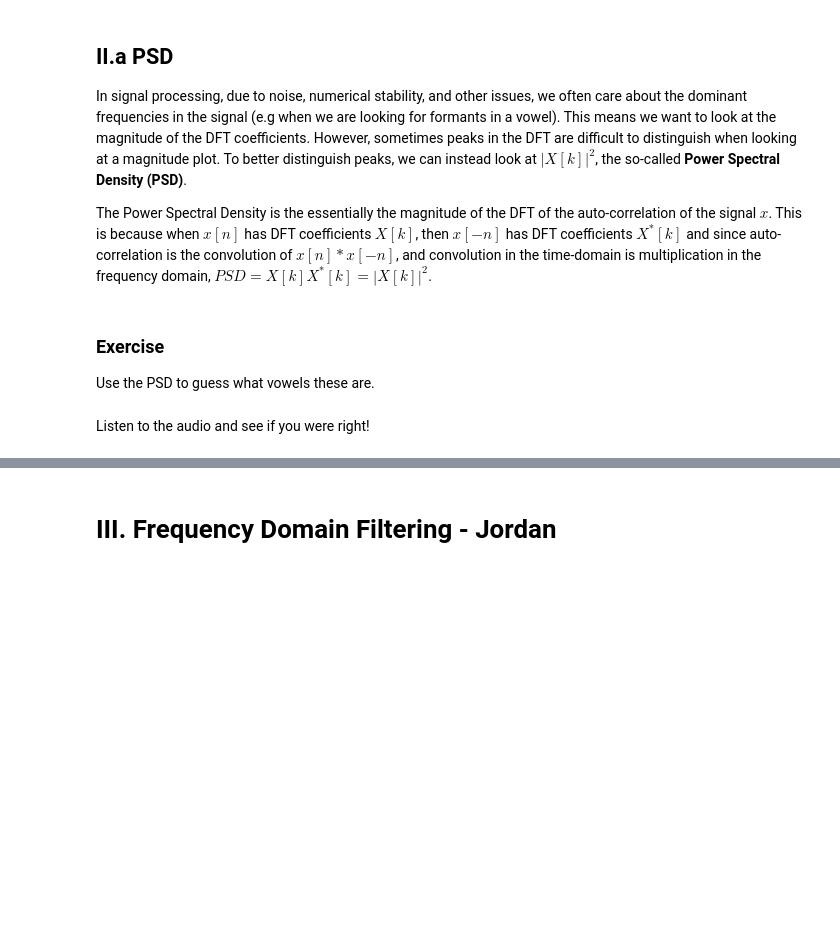
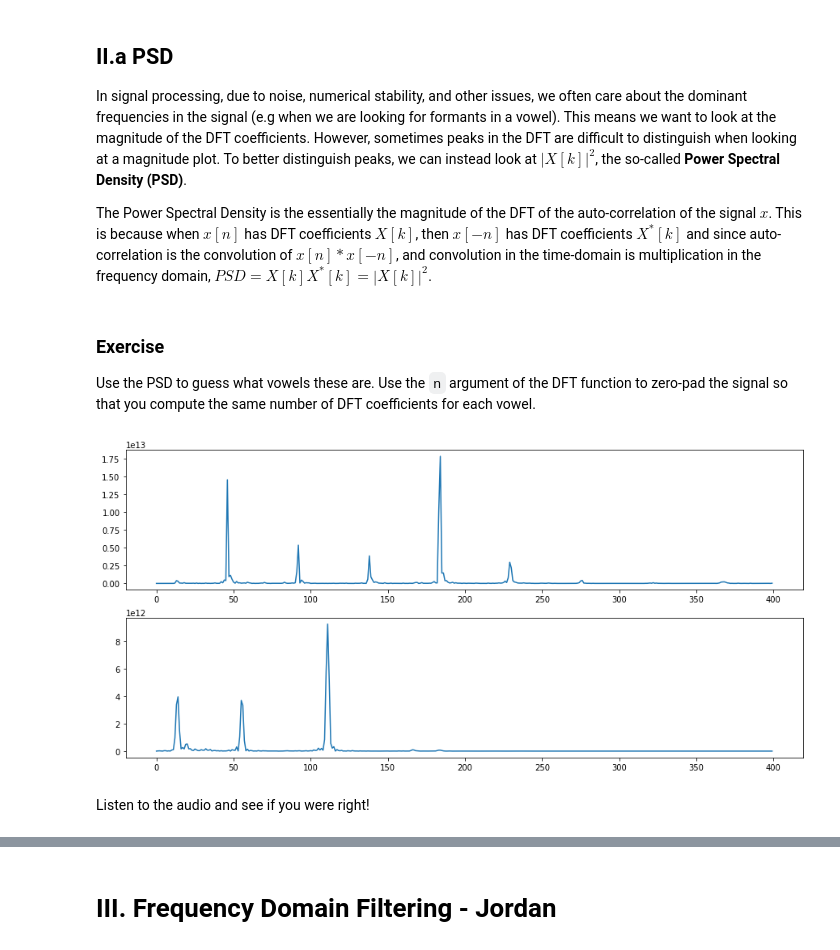
Before and after one commit to aparande/signal-processing-basics, a Jupyter notebook: notebook.ipynb, the cells around one changed output, grey strips where cells are left out. Cells and saved outputs as stored; diff of their text form; code cells hidden in the pictures; blank space fills up the shorter version.

```diff
--- a/notebook.ipynb
+++ b/notebook.ipynb
@@ -198,7 +204,7 @@ The Power Spectral Density is the essentially the magnitude of the DFT of the au
 # %% [markdown]
 ### Exercise
 
-Use the PSD to guess what vowels these are.
+Use the PSD to guess what vowels these are. Use the `n` argument of the DFT function to zero-pad the signal so that you compute the same number of DFT coefficients for each vowel.
 # %%
 vowel_1 = audio[int(7.25 * fs):int(fs * 7.45)] # ai
-vowel_2 = audio[int(11.45 * fs):int(11.70 * fs)] # e
+vowel_2 = audio[int(11.56 * fs):int(11.66 * fs)] # e
@@ -209,17 +211,17 @@ len(vowel_2)
 # %%
 plt.figure(figsize=(15, 7))
 
 plt.subplot(2, 1, 1)
 
 # ** YOUR CODE HERE ** #
-vowel_1_dft = np.abs(np.fft.fft(vowel_1)) ** 2
-plt.plot(vowel_1_dft[:200]) # Coefficents N/2 to N are complex coefficients
+vowel_1_dft = np.abs(np.fft.fft(vowel_1, n=12000)) ** 2
+plt.plot(vowel_1_dft[:400]) # Coefficents N/2 to N are complex coefficients
 
 plt.subplot(2, 1, 2)
 # ** YOUR CODE HERE ** #
-vowel_2_dft = np.abs(np.fft.fft(vowel_2)) ** 2
-plt.plot(vowel_2_dft[:200]) # Coefficents N/2 to N are complex coefficients
+vowel_2_dft = np.abs(np.fft.fft(vowel_2, n=12000)) ** 2
+plt.plot(vowel_2_dft[:400]) # Coefficents N/2 to N are complex coefficients
 
 plt.show()
+# %% [output]
+[figure, added]
-# %% [markdown]
-Listen to the audio and see if you were right!
@@ -229,0 +228,2 @@ ipd.Audio(vowel_2, rate=fs)
+# %% [markdown]
+Listen to the audio and see if you were right!
```
Also changed, not shown: parts of 15 cells of this notebook, 2 other files.
